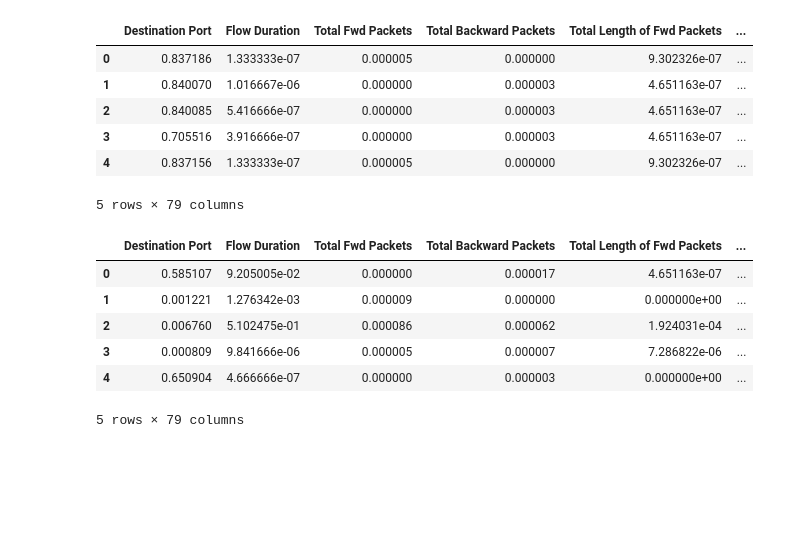
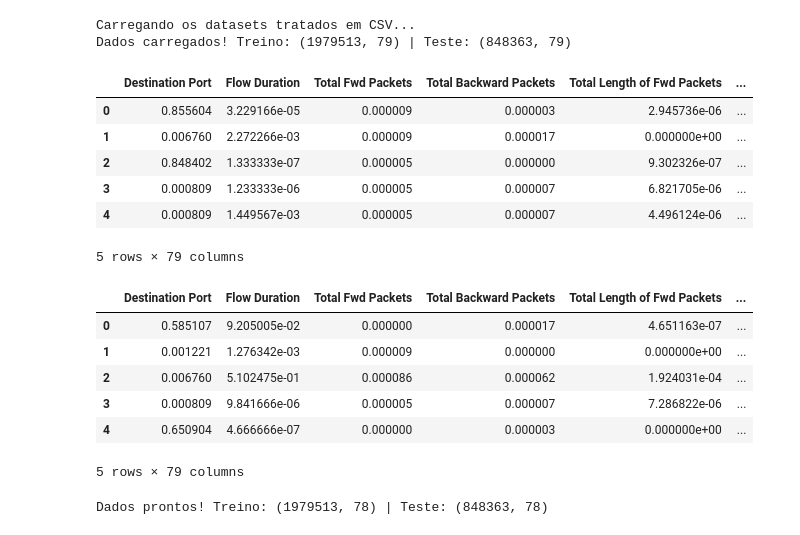
Before and after one commit to dubortoto/Laboratorio-TCC, a Jupyter notebook: Treinamento Random Forest.ipynb, the cells around one changed output. Drawn from its saved outputs; the diff is of its cells as text; code cells hidden in the pictures; blank space fills up the shorter version.

Commit message:
Tratamento de dados e Random Forest funcionando

```diff
--- a/Treinamento Random Forest.ipynb
+++ b/Treinamento Random Forest.ipynb
@@ -30,27 +20,45 @@ caminho_nova_pasta = '/content/drive/MyDrive/Fatec/TCC/dataset filtrado'
 # %%
 # Definindo os caminho da nova pasta no PC pessoal
-caminho_nova_pasta = './dataset filtrado'
+caminho_pasta_tratado = './dataset tratado'
+
+nome_dados_treinamento = 'cicids2017_treinamento.csv'
+nome_dados_teste = 'cicids2017_teste.csv'
 # %%
 # 1. Carregando o input a partir dos CSVs de dados JÁ TRATADOS
 print("Carregando os datasets tratados em CSV...")
-df_treino = pd.read_csv(caminho_nova_pasta + "/" + nome_dados_treinamento)
-df_teste = pd.read_csv(caminho_nova_pasta + "/" + nome_dados_teste)
+df_treino = pd.read_csv(caminho_pasta_tratado + "/" + nome_dados_treinamento)
+df_teste = pd.read_csv(caminho_pasta_tratado + "/" + nome_dados_teste)
+
+print(f"Dados carregados! Treino: {df_treino.shape} | Teste: {df_teste.shape}")
+
+display(df_treino.head())
+display(df_teste.head())
+# %% [output]
+Carregando os datasets tratados em CSV...
+Dados carregados! Treino: (1979513, 79) | Teste: (848363, 79)
+|  | Destination Port | Flow Duration | Total Fwd Packets | Total Backward Packets | Total Length of Fwd Packets | ... |
+| 0 | 0.855604 | 3.229166e-05 | 0.000009 | 0.000003 | 2.945736e-06 | ... |
+| 1 | 0.006760 | 2.272266e-03 | 0.000009 | 0.000017 | 0.000000e+00 | ... |
+| 2 | 0.848402 | 1.333333e-07 | 0.000005 | 0.000000 | 9.302326e-07 | ... |
+| 3 | 0.000809 | 1.233333e-06 | 0.000005 | 0.000007 | 6.821705e-06 | ... |
+| 4 | 0.000809 | 1.449567e-03 | 0.000005 | 0.000007 | 4.496124e-06 | ... |
+5 rows × 79 columns
+|  | Destination Port | Flow Duration | Total Fwd Packets | Total Backward Packets | Total Length of Fwd Packets | ... |
+| 0 | 0.585107 | 9.205005e-02 | 0.000000 | 0.000017 | 4.651163e-07 | ... |
+| 1 | 0.001221 | 1.276342e-03 | 0.000009 | 0.000000 | 0.000000e+00 | ... |
+| 2 | 0.006760 | 5.102475e-01 | 0.000086 | 0.000062 | 1.924031e-04 | ... |
+| 3 | 0.000809 | 9.841666e-06 | 0.000005 | 0.000007 | 7.286822e-06 | ... |
+| 4 | 0.650904 | 4.666666e-07 | 0.000000 | 0.000003 | 0.000000e+00 | ... |
+5 rows × 79 columns
-# %%
-display(df_treino.head())
-display(df_teste.head())
-# %% [output]
-|  | Destination Port | Flow Duration | Total Fwd Packets | Total Backward Packets | Total Length of Fwd Packets | ... |
-| 0 | 0.837186 | 1.333333e-07 | 0.000005 | 0.000000 | 9.302326e-07 | ... |
-| 1 | 0.840070 | 1.016667e-06 | 0.000000 | 0.000003 | 4.651163e-07 | ... |
-| 2 | 0.840085 | 5.416666e-07 | 0.000000 | 0.000003 | 4.651163e-07 | ... |
-| 3 | 0.705516 | 3.916666e-07 | 0.000000 | 0.000003 | 4.651163e-07 | ... |
-| 4 | 0.837156 | 1.333333e-07 | 0.000005 | 0.000000 | 9.302326e-07 | ... |
-5 rows × 79 columns
-|  | Destination Port | Flow Duration | Total Fwd Packets | Total Backward Packets | Total Length of Fwd Packets | ... |
-| 0 | 0.585107 | 9.205005e-02 | 0.000000 | 0.000017 | 4.651163e-07 | ... |
-| 1 | 0.001221 | 1.276342e-03 | 0.000009 | 0.000000 | 0.000000e+00 | ... |
-| 2 | 0.006760 | 5.102475e-01 | 0.000086 | 0.000062 | 1.924031e-04 | ... |
-| 3 | 0.000809 | 9.841666e-06 | 0.000005 | 0.000007 | 7.286822e-06 | ... |
-| 4 | 0.650904 | 4.666666e-07 | 0.000000 | 0.000003 | 0.000000e+00 | ... |
-5 rows × 79 columns
+# %%
+# 2. Separando as Features (variáveis numéricas já normalizadas) da Label (gabarito)
+X_treino = df_treino.drop('Label', axis=1)
+y_treino = df_treino['Label']
+
+X_teste = df_teste.drop('Label', axis=1)
+y_teste = df_teste['Label']
+
+print(f"Dados prontos! Treino: {X_treino.shape} | Teste: {X_teste.shape}")
+# %% [output]
+Dados prontos! Treino: (1979513, 78) | Teste: (848363, 78)
 # %%
```
Also changed, not shown: parts of 5 cells of this notebook, 2 other files.
